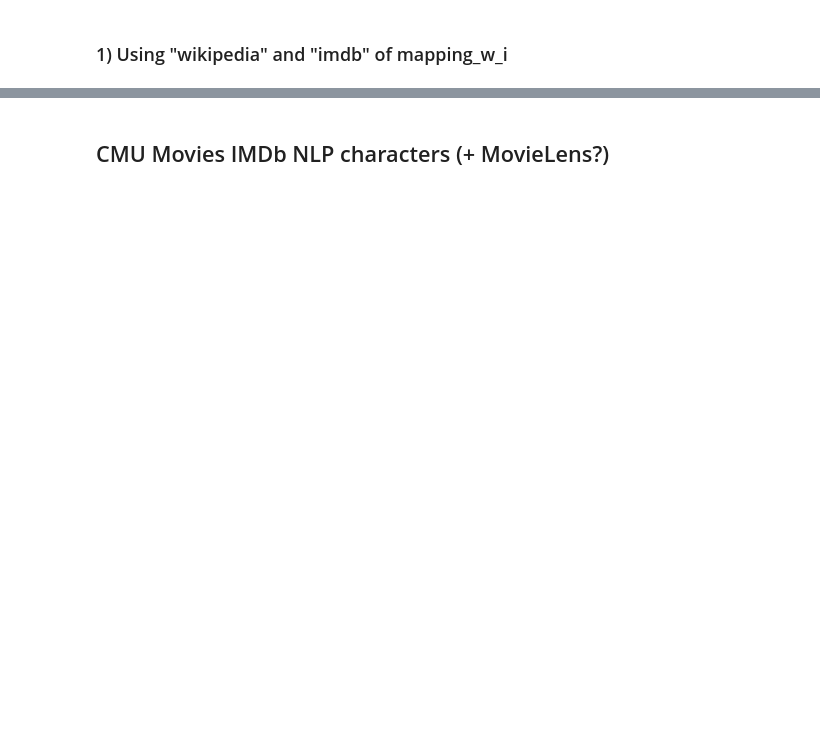
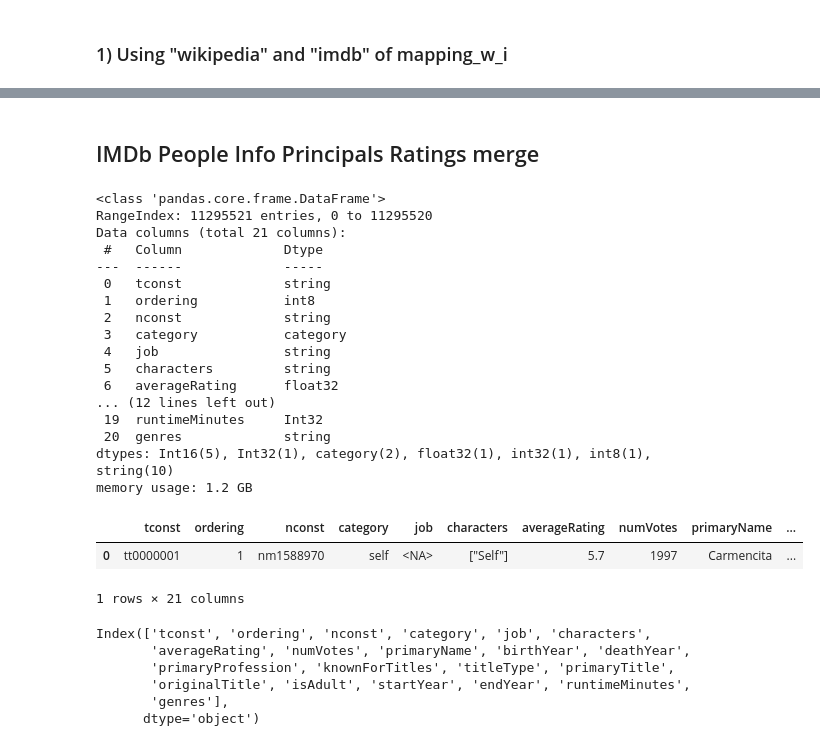
Before and after one commit to epfl-ada/ada-2023-project-crunchychicken, a Jupyter notebook: Dataframes_index.ipynb, the cells around one changed output, grey strips where cells are left out. Saved outputs shown, nothing was run; the diff lists cells and outputs as text; code cells hidden in the pictures; blank space fills up the shorter version.

Commit message:
some merges

```diff
--- a/Dataframes_index.ipynb
+++ b/Dataframes_index.ipynb
@@ -336,2 +722,2 @@ movieLens_movies_merge = pd.merge(movieLens_links, movieLens_movies, left_on="im
 # %% [markdown]
-## CMU Movies IMDb NLP characters  (+ MovieLens?)
+## IMDb People Info Principals Ratings merge
@@ -339,0 +724,40 @@ movieLens_movies_merge = pd.merge(movieLens_links, movieLens_movies, left_on="im
+# %%
+merged_df = pd.merge(imdb_principals, imdb_ratings, left_on="tconst", right_on="tconst", how="inner")
+merged_df = pd.merge(merged_df, imdb_people, left_on="nconst",right_on="nconst", how="inner")
+imdb_merged = pd.merge(merged_df, imdb_info, left_on="tconst", right_on="tconst", how="inner")
+
+del merged_df
+gc.collect()
+
+imdb_merged.info(1)
+imdb_merged.head(1)
+# %% [output]
+<class 'pandas.core.frame.DataFrame'>
+RangeIndex: 11295521 entries, 0 to 11295520
+Data columns (total 21 columns):
+ #   Column             Dtype
+---  ------             -----
+ 0   tconst             string
+ 1   ordering           int8
+ 2   nconst             string
+ 3   category           category
+ 4   job                string
+ 5   characters         string
+ 6   averageRating      float32
+... (12 lines left out)
+ 19  runtimeMinutes     Int32
+ 20  genres             string
+dtypes: Int16(5), Int32(1), category(2), float32(1), int32(1), int8(1), string(10)
+memory usage: 1.2 GB
+|  | tconst | ordering | nconst | category | job | characters | averageRating | numVotes | primaryName | ... |
+| 0 | tt0000001 | 1 | nm1588970 | self | <NA> | ["Self"] | 5.7 | 1997 | Carmencita | ... |
+1 rows × 21 columns
+# %%
+imdb_merged.columns
+# %% [output]
+Index(['tconst', 'ordering', 'nconst', 'category', 'job', 'characters',
+       'averageRating', 'numVotes', 'primaryName', 'birthYear', 'deathYear',
+       'primaryProfession', 'knownForTitles', 'titleType', 'primaryTitle',
+       'originalTitle', 'isAdult', 'startYear', 'endYear', 'runtimeMinutes',
+       'genres'],
+      dtype='object')
```
Also changed, not shown: parts of 66 cells of this notebook.
